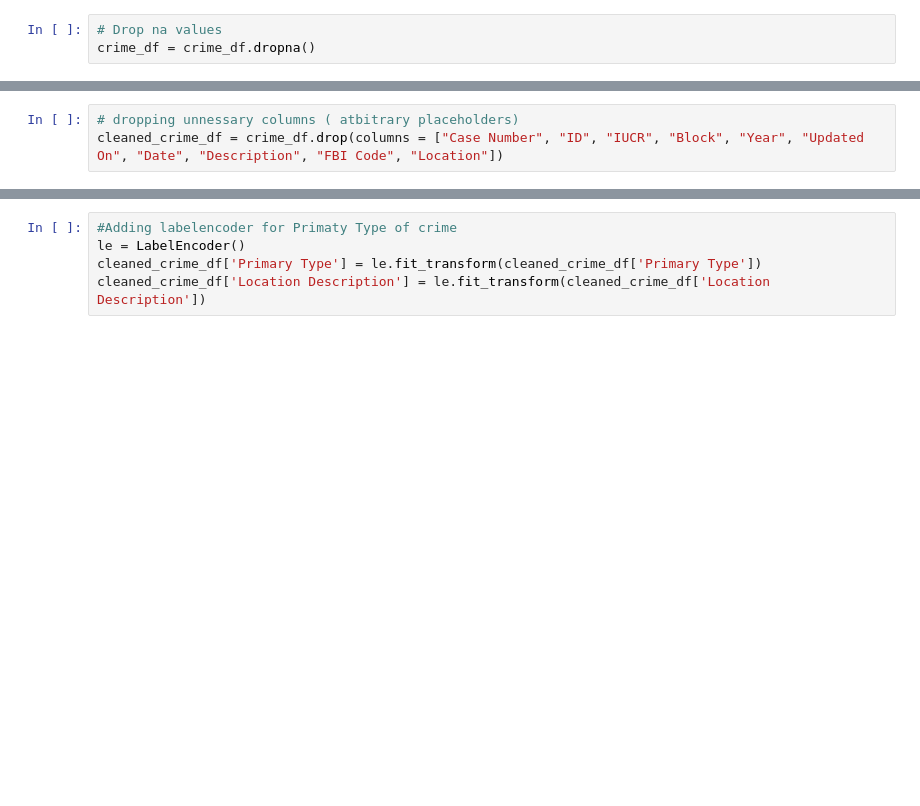
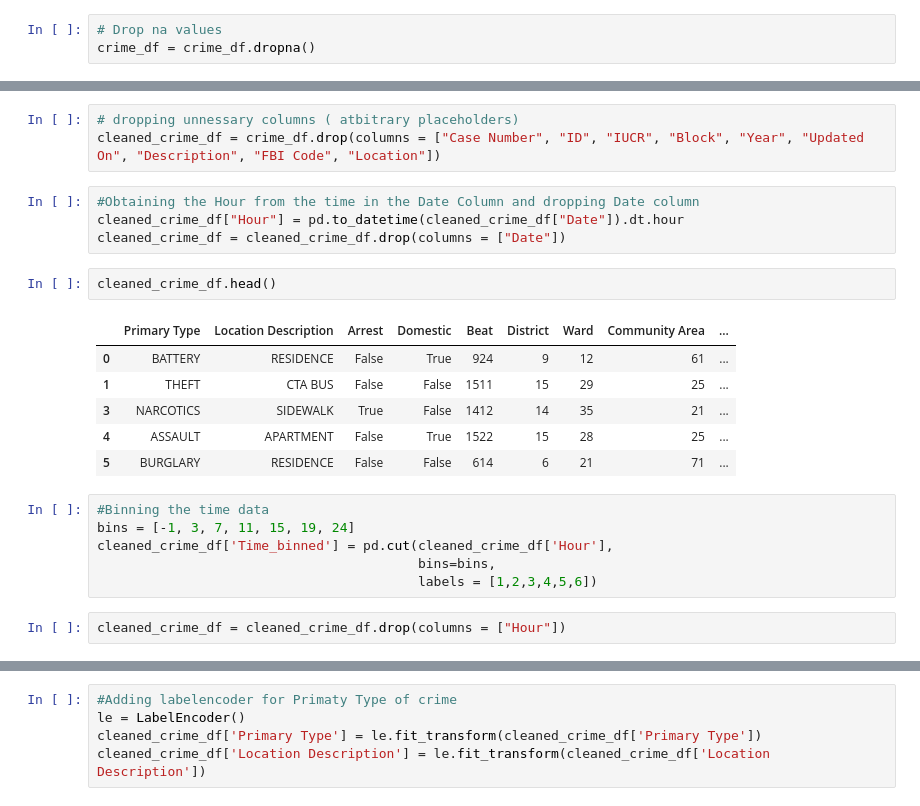
Before and after one commit to profweston/Crime_Time_Final_Project, a Jupyter notebook: Provisional_Machine_Learning_Model-RandomForest.ipynb, the cells around one changed output, grey strips where cells are left out. Saved outputs shown, nothing was run; the diff lists cells and outputs as text; blank space fills up the shorter version.

```diff
--- a/Provisional_Machine_Learning_Model-RandomForest.ipynb
+++ b/Provisional_Machine_Learning_Model-RandomForest.ipynb
@@ -72,4 +76,25 @@ Location                3548595
 dtype: int64
 # %%
 # dropping unnessary columns ( atbitrary placeholders)
-cleaned_crime_df = crime_df.drop(columns = ["Case Number", "ID", "IUCR", "Block", "Year", "Updated On", "Date", "Description", "FBI Code", "Location"])
+cleaned_crime_df = crime_df.drop(columns = ["Case Number", "ID", "IUCR", "Block", "Year", "Updated On", "Description", "FBI Code", "Location"])
+# %%
+#Obtaining the Hour from the time in the Date Column and dropping Date column
+cleaned_crime_df["Hour"] = pd.to_datetime(cleaned_crime_df["Date"]).dt.hour
+cleaned_crime_df = cleaned_crime_df.drop(columns = ["Date"])
+# %%
+cleaned_crime_df.head()
+# %% [output]
+|  | Primary Type | Location Description | Arrest | Domestic | Beat | District | Ward | Community Area | ... |
+| 0 | BATTERY | RESIDENCE | False | True | 924 | 9 | 12 | 61 | ... |
+| 1 | THEFT | CTA BUS | False | False | 1511 | 15 | 29 | 25 | ... |
+| 3 | NARCOTICS | SIDEWALK | True | False | 1412 | 14 | 35 | 21 | ... |
+| 4 | ASSAULT | APARTMENT | False | True | 1522 | 15 | 28 | 25 | ... |
+| 5 | BURGLARY | RESIDENCE | False | False | 614 | 6 | 21 | 71 | ... |
+# %%
+#Binning the time data
+bins = [-1, 3, 7, 11, 15, 19, 24]
+cleaned_crime_df['Time_binned'] = pd.cut(cleaned_crime_df['Hour'],
+                                         bins=bins,
+                                         labels = [1,2,3,4,5,6])
+# %%
+cleaned_crime_df = cleaned_crime_df.drop(columns = ["Hour"])
```
Also changed, not shown: parts of 11 cells of this notebook.
